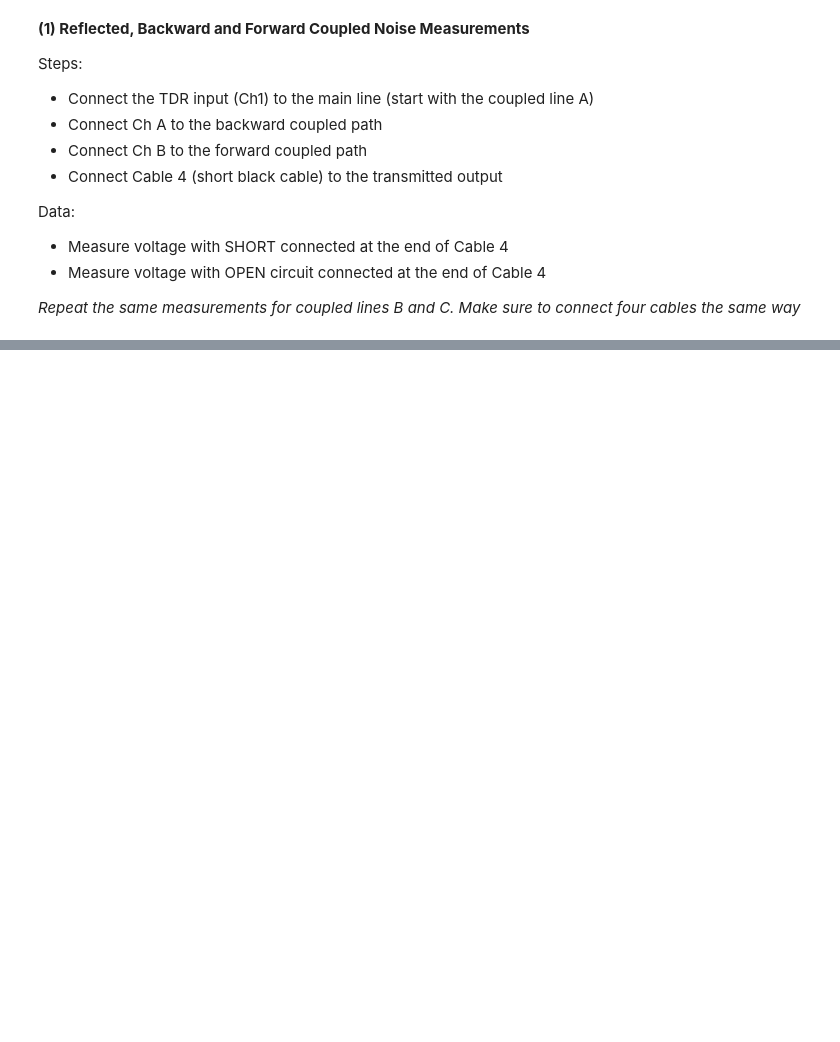
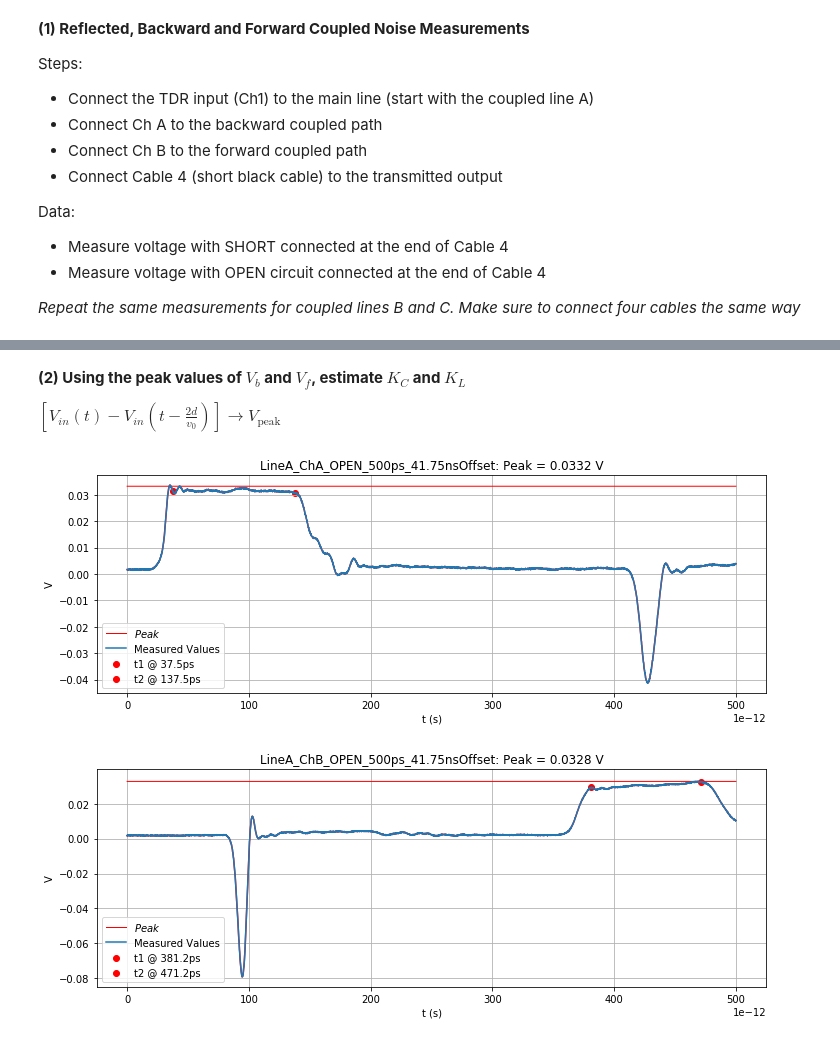
Before and after one commit to kegedy/UWEE572, a Jupyter notebook: labs/lab02/lab02.ipynb, the cells around one changed output, grey strips where cells are left out. Drawn from its saved outputs; the diff is of its cells as text; code cells hidden in the pictures; blank space fills up the shorter version.

```diff
--- a/labs/lab02/lab02.ipynb
+++ b/labs/lab02/lab02.ipynb
@@ -468,0 +649,23 @@ array([[ 0.000563],
+# %% [markdown]
+**(2) Using the peak values of $V_b$ and $V_f$, estimate $K_C$ and $K_L$**
+
+$[V_{in}(t) - V_{in}(t-\frac{2d}{v_0})] \rightarrow V_{\text{peak}}$
+# %%
+# V_b: LineA_ChA_OPEN_500ps_41.75nsOffset
+WaveformPeakPlt(
+    LineA_ChA_OPEN_500ps_41,
+    x0=300,
+    x1=1100,
+    title='LineA_ChA_OPEN_500ps_41.75nsOffset'
+)
+
+# V_f: LineA_ChB_OPEN_500ps_41.75nsOffset
+WaveformPeakPlt(
+    LineA_ChB_OPEN_500ps_41,
+    x0=3050,
+    x1=3770,
+    title='LineA_ChB_OPEN_500ps_41.75nsOffset'
+)
+# %% [output]
+[figure, added]
+[figure, added]
```
Also changed, not shown: parts of 38 cells of this notebook, 36 other files.
